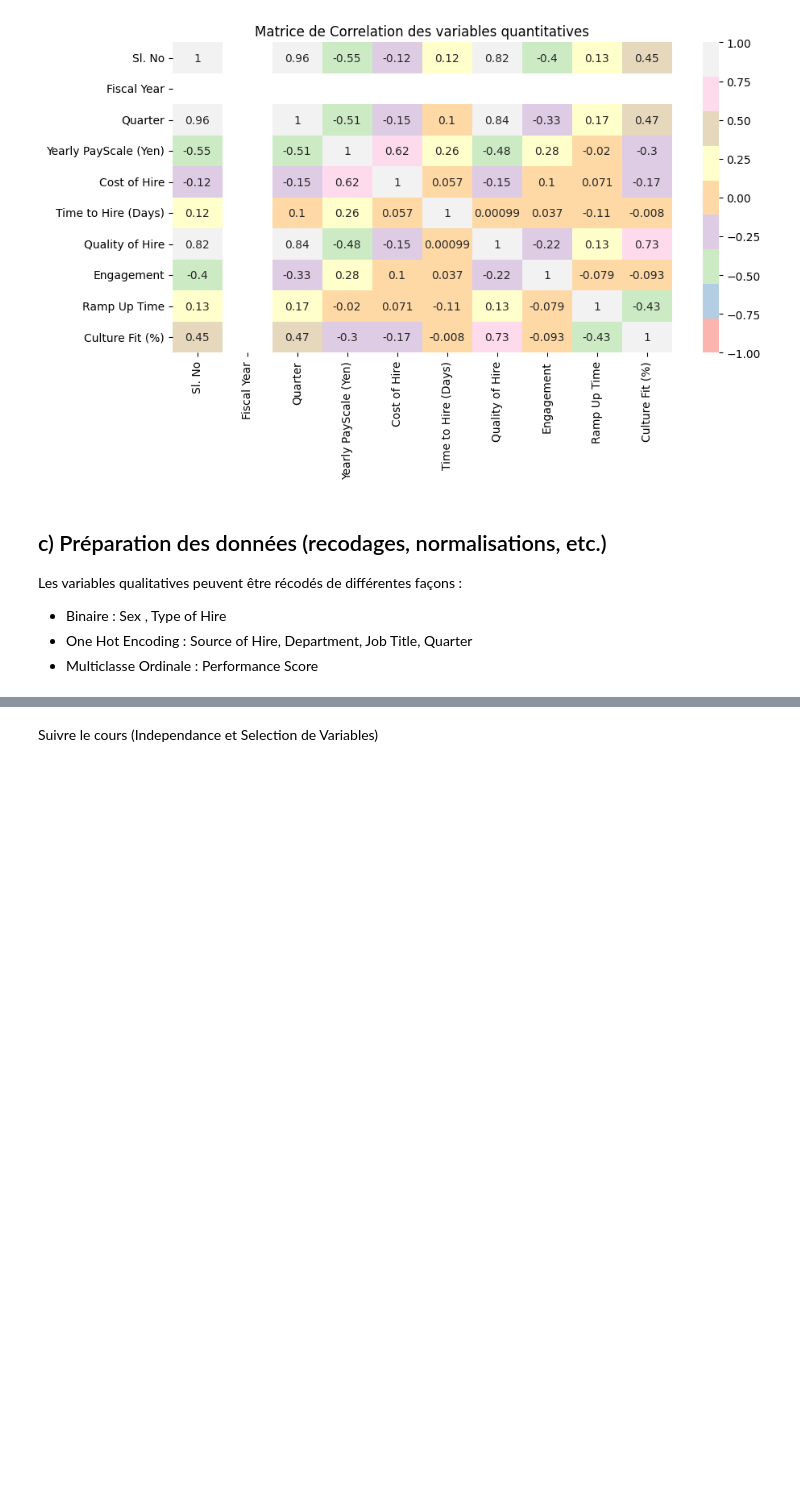
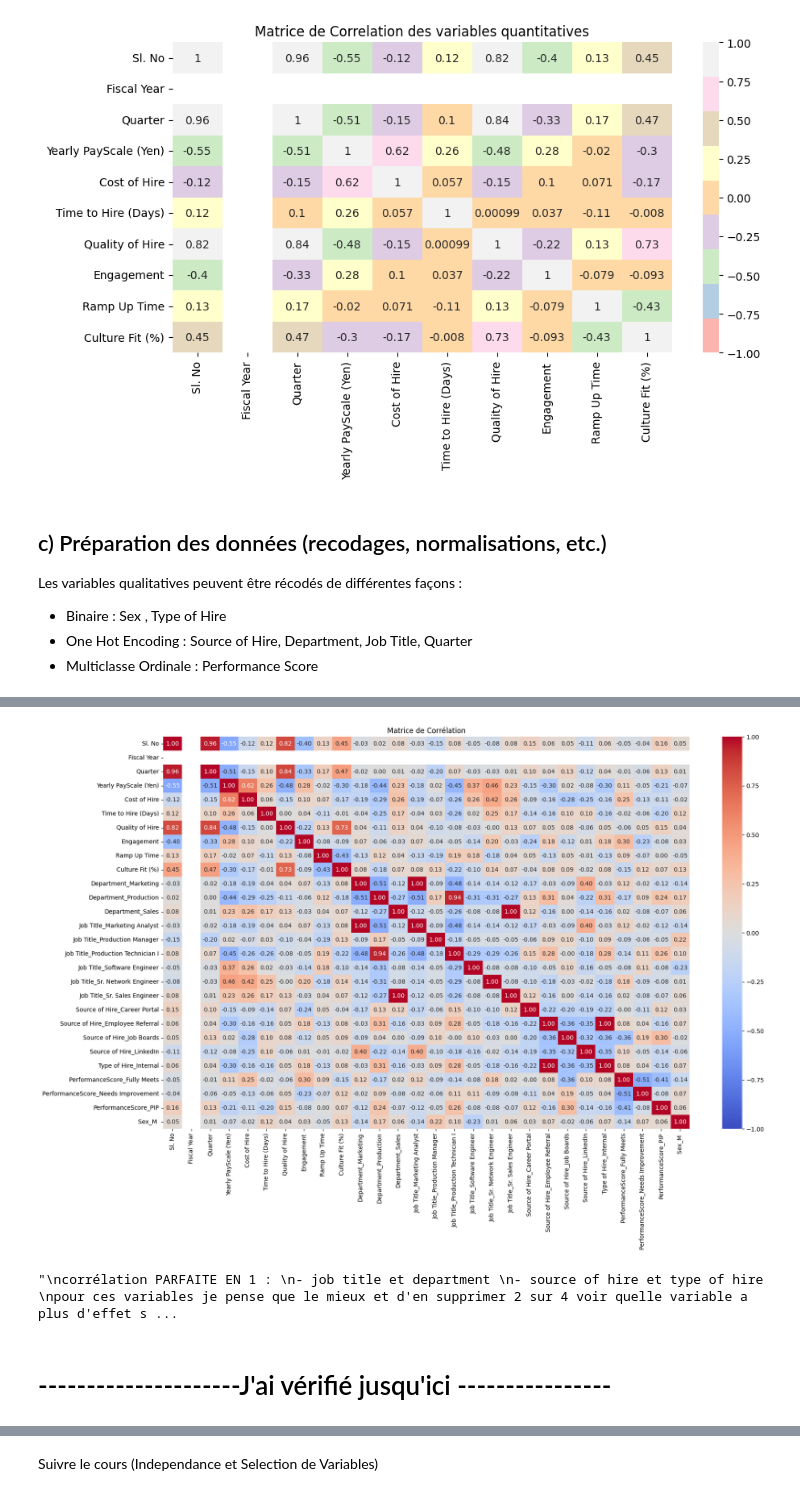
Before and after one commit to melaniedaddio/-Time-Cost-Quality-of-Hire, a Jupyter notebook: script.ipynb, the cells around one changed output, grey strips where cells are left out. Saved outputs shown, nothing was run; the diff lists cells and outputs as text; code cells hidden in the pictures; blank space fills up the shorter version.

```diff
--- a/script.ipynb
+++ b/script.ipynb
@@ -422,0 +435,8 @@ Les variables qualitatives peuvent être récodés de différentes façons :
+# %%
+df_quali = df.select_dtypes(include=object)
+df_quali_col = df_quali.columns
+for i in df_quali_col :
+    df[i] = df[i].astype('category')
+# %%
+# Création d'un DataFrame avec les variables catégorielles encodées.
+df_encoded_ = pd.get_dummies(df, columns=df_quali_col, drop_first=True)
@@ -422,0 +469,23 @@ Les variables qualitatives peuvent être récodés de différentes façons :
+# %%
+# Création Heatmap général (Matrice de Corrélation)
+df_encoded_wo_date = df_encoded_.drop(columns= ["Job Open Date", "Hire Date"])
+correlation_matrix = df_encoded_wo_date.corr()
+# %%
+correlation_matrix = df_encoded_wo_date.corr()
+# %%
+# Affichage de la matrice de corrélation avec un heatmap
+plt.figure(figsize=(20, 12))
+sns.heatmap(correlation_matrix, annot=True, cmap='coolwarm', fmt='.2f', vmin=-1, vmax=1)
+plt.title('Matrice de Corrélation')
+plt.show()
+#Fiscal Year : les éléments d'une colonne ont la même valeur, la corrélation ne peut pas être calculée
+
+'''
+corrélation PARFAITE EN 1 :
+- job title et department
+- source of hire et type of hire
+pour ces variables je pense que le mieux et d'en supprimer 2 sur 4 voir quelle variable a plus d'effet sur les variables cibles
+'''
+# %% [output]
+[figure, added]
+"\ncorrélation PARFAITE EN 1 : \n- job title et department \n- source of hire et type of hire \npour ces variables je pense que le mieux et d'en supprimer 2 sur 4 voir quelle variable a plus d'effet s ...
@@ -422,0 +498,2 @@ Les variables qualitatives peuvent être récodés de différentes façons :
+# %% [markdown]
+# ---------------------J'ai vérifié jusqu'ici ----------------
```
Also changed, not shown: parts of 47 cells of this notebook.
